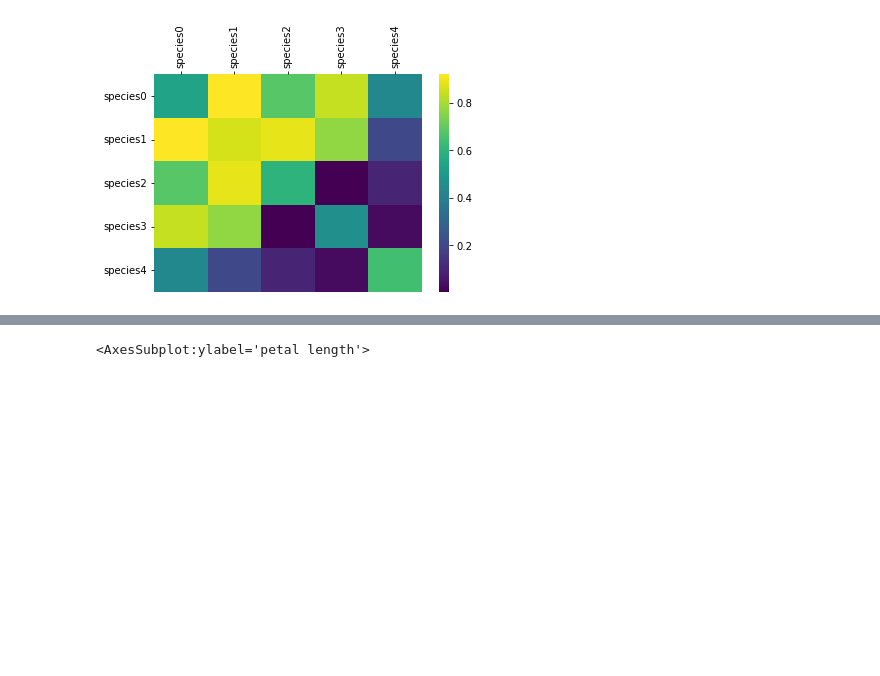
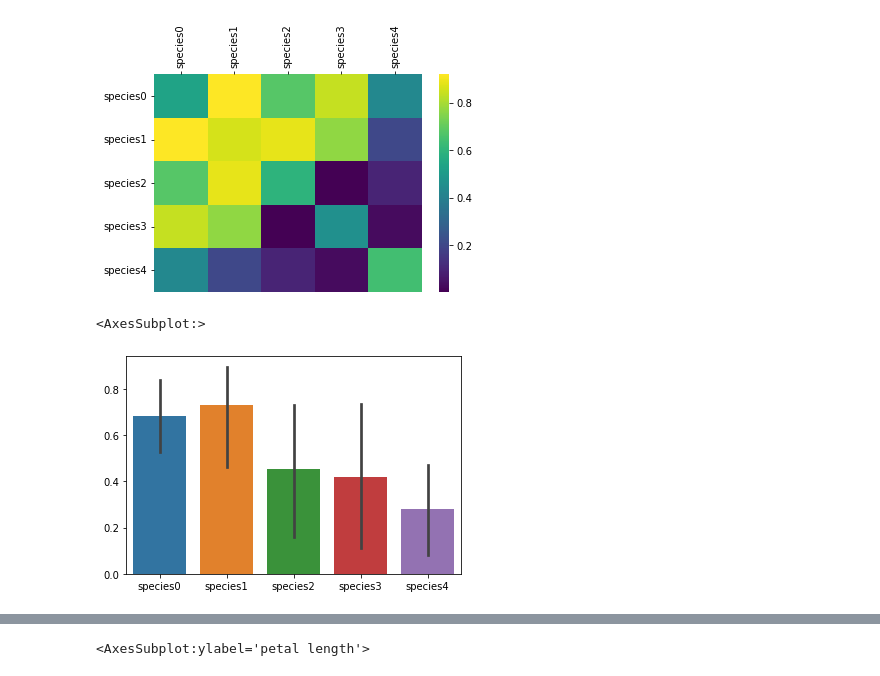
Before and after one commit to Porpoising/home_tasks, a Jupyter notebook: Cribs/viz_crib.ipynb, the cells around one changed output, grey strips where cells are left out. Saved outputs shown, nothing was run; the diff lists cells and outputs as text; code cells hidden in the pictures; blank space fills up the shorter version.

```diff
--- a/Cribs/viz_crib.ipynb
+++ b/Cribs/viz_crib.ipynb
@@ -60,3 +83,9 @@ genome_plot.xaxis.set_ticks_position('top') # надписи сверху
 genome_plot.xaxis.set_tick_params(rotation=90) # поворот надписей на 90 гр. по часовой
 # %% [output]
 [figure]
+# %%
+# график средних с доверительными интервалами
+sb.barplot(data=genome)
+# %% [output]
+<AxesSubplot:>
+[figure, added]
```
Also changed, not shown: parts of 11 cells of this notebook, 1 other file.
